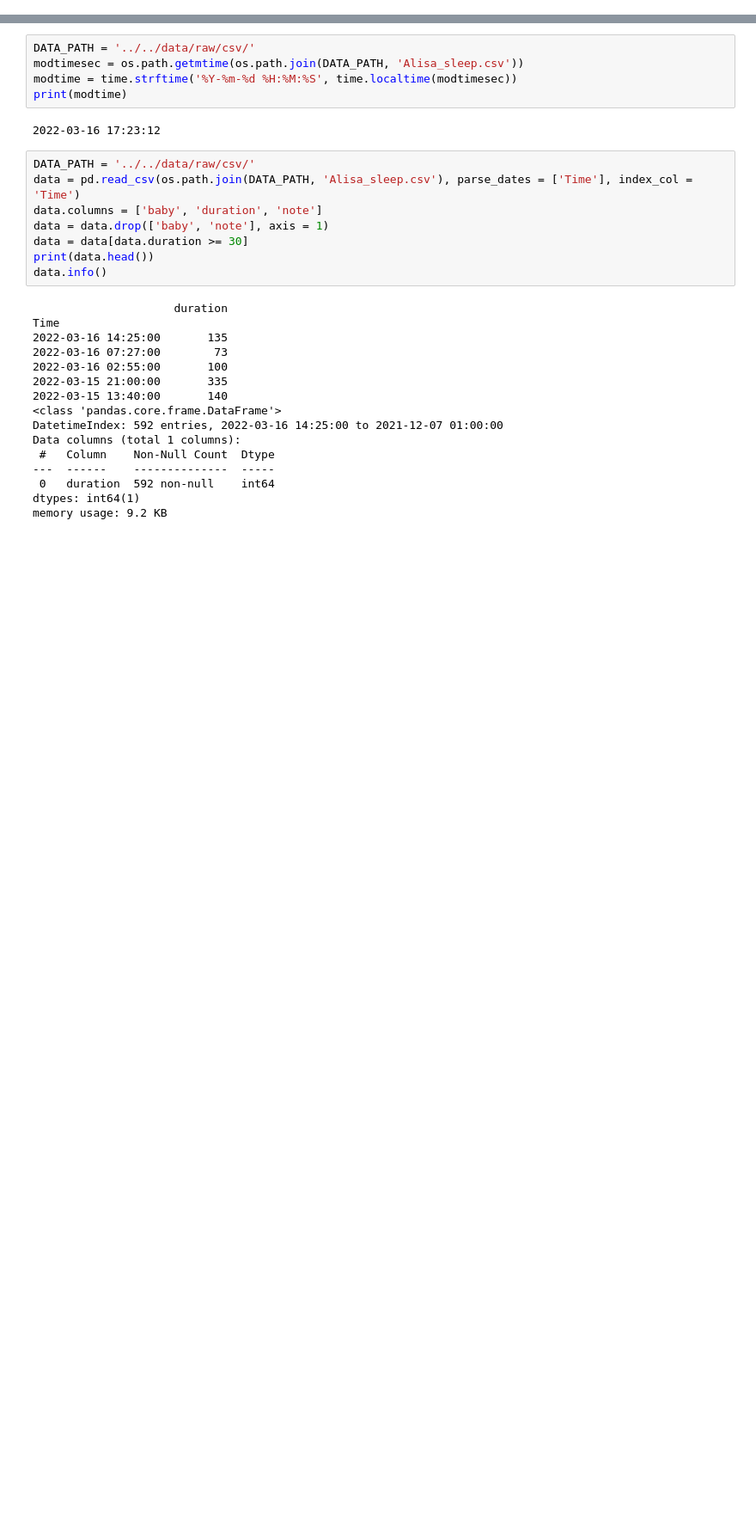
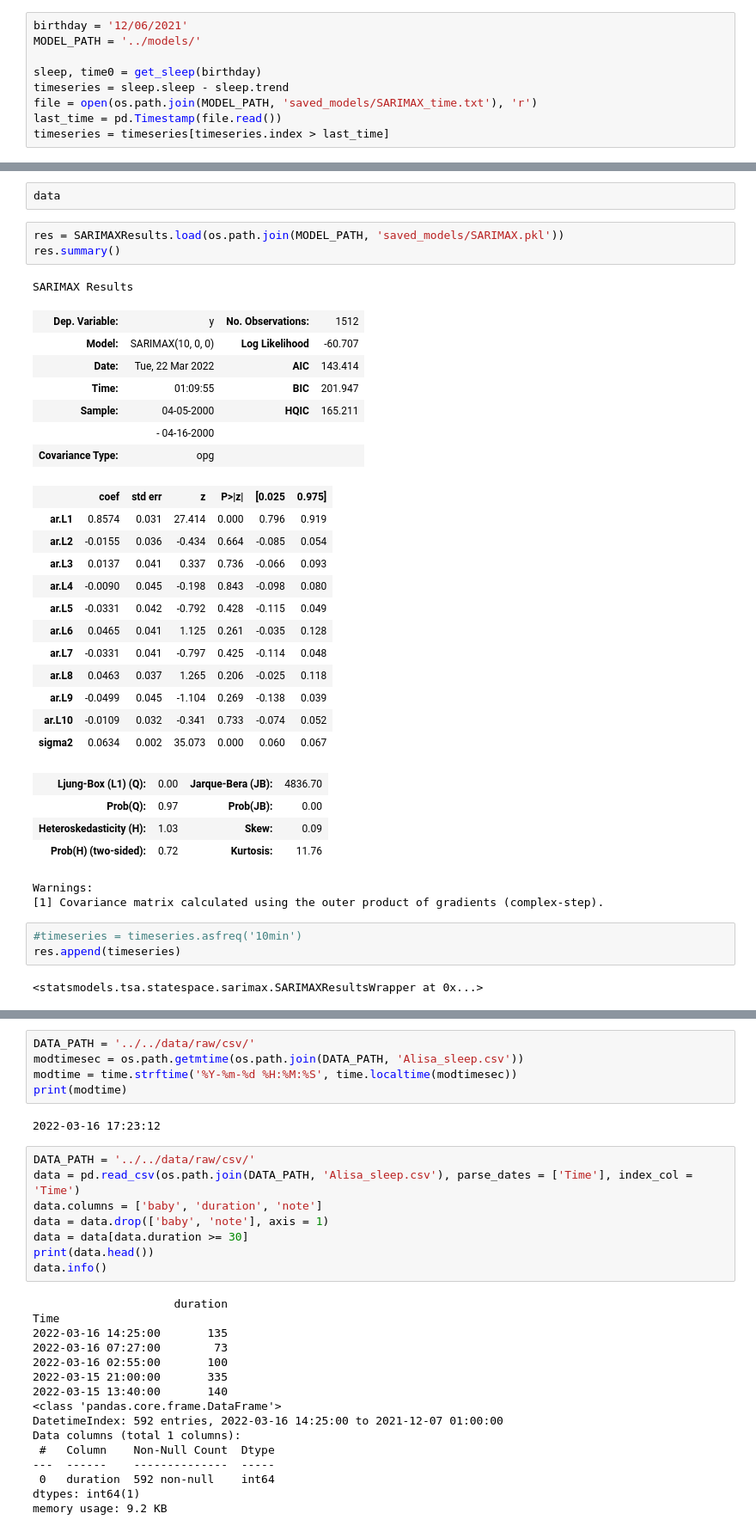
Before and after one commit to dubinkin/BabySleep, a Jupyter notebook: src/data_processing/sleep_time_processing.ipynb, the cells around one changed output, grey strips where cells are left out. Shown at 86% size. Drawn from its saved outputs; the diff is of its cells as text; blank space fills up the shorter version.

```diff
--- a/src/data_processing/sleep_time_processing.ipynb
+++ b/src/data_processing/sleep_time_processing.ipynb
@@ -66,3 +93,12 @@ def get_sleep(birthday):
     dsf['ampm'] = trend.ampm
 
     return dsf, finaltime
+# %%
+birthday = '12/06/2021'
+MODEL_PATH = '../models/'
+
+sleep, time0 = get_sleep(birthday)
+timeseries = sleep.sleep - sleep.trend
+file = open(os.path.join(MODEL_PATH, 'saved_models/SARIMAX_time.txt'), 'r')
+last_time = pd.Timestamp(file.read())
+timeseries = timeseries[timeseries.index > last_time]
@@ -68,0 +128,37 @@ def get_sleep(birthday):
+# %%
+data
+# %%
+res = SARIMAXResults.load(os.path.join(MODEL_PATH, 'saved_models/SARIMAX.pkl'))
+res.summary()
+# %% [output]
+SARIMAX Results
+| Dep. Variable: | y | No. Observations: | 1512 |
+| Model: | SARIMAX(10, 0, 0) | Log Likelihood | -60.707 |
+| Date: | Tue, 22 Mar 2022 | AIC | 143.414 |
+| Time: | 01:09:55 | BIC | 201.947 |
+| Sample: | 04-05-2000 | HQIC | 165.211 |
+|  | - 04-16-2000 |  |  |
+| Covariance Type: | opg |  |  |
+|  | coef | std err | z | P>|z| | [0.025 | 0.975] |
+| ar.L1 | 0.8574 | 0.031 | 27.414 | 0.000 | 0.796 | 0.919 |
+| ar.L2 | -0.0155 | 0.036 | -0.434 | 0.664 | -0.085 | 0.054 |
+| ar.L3 | 0.0137 | 0.041 | 0.337 | 0.736 | -0.066 | 0.093 |
+| ar.L4 | -0.0090 | 0.045 | -0.198 | 0.843 | -0.098 | 0.080 |
+| ar.L5 | -0.0331 | 0.042 | -0.792 | 0.428 | -0.115 | 0.049 |
+| ar.L6 | 0.0465 | 0.041 | 1.125 | 0.261 | -0.035 | 0.128 |
+| ar.L7 | -0.0331 | 0.041 | -0.797 | 0.425 | -0.114 | 0.048 |
+| ar.L8 | 0.0463 | 0.037 | 1.265 | 0.206 | -0.025 | 0.118 |
+| ar.L9 | -0.0499 | 0.045 | -1.104 | 0.269 | -0.138 | 0.039 |
+| ar.L10 | -0.0109 | 0.032 | -0.341 | 0.733 | -0.074 | 0.052 |
+| sigma2 | 0.0634 | 0.002 | 35.073 | 0.000 | 0.060 | 0.067 |
+| Ljung-Box (L1) (Q): | 0.00 | Jarque-Bera (JB): | 4836.70 |
+| Prob(Q): | 0.97 | Prob(JB): | 0.00 |
+| Heteroskedasticity (H): | 1.03 | Skew: | 0.09 |
+| Prob(H) (two-sided): | 0.72 | Kurtosis: | 11.76 |
+Warnings:
+[1] Covariance matrix calculated using the outer product of gradients (complex-step).
+# %%
+#timeseries = timeseries.asfreq('10min')
+res.append(timeseries)
+# %% [output]
+<statsmodels.tsa.statespace.sarimax.SARIMAXResultsWrapper at 0x...>
```
Also changed, not shown: parts of 9 cells of this notebook, 33 other files.
